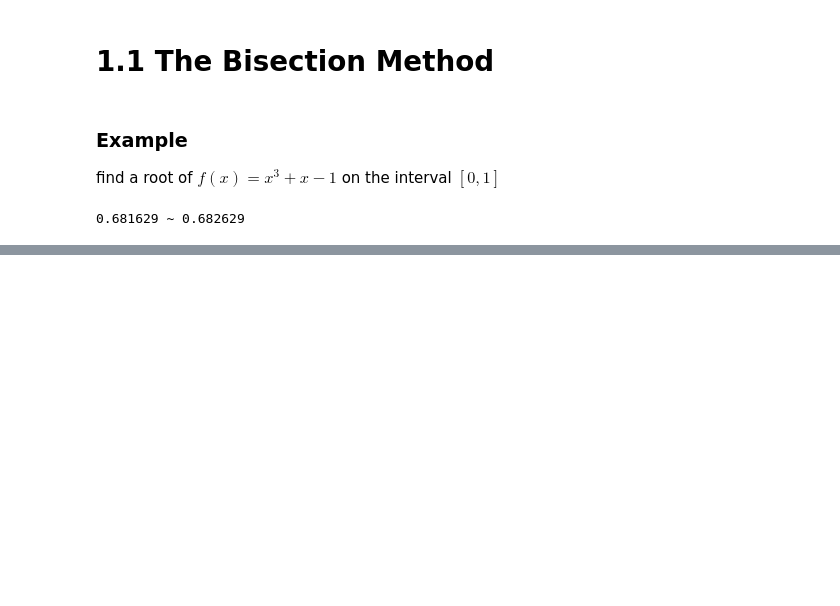
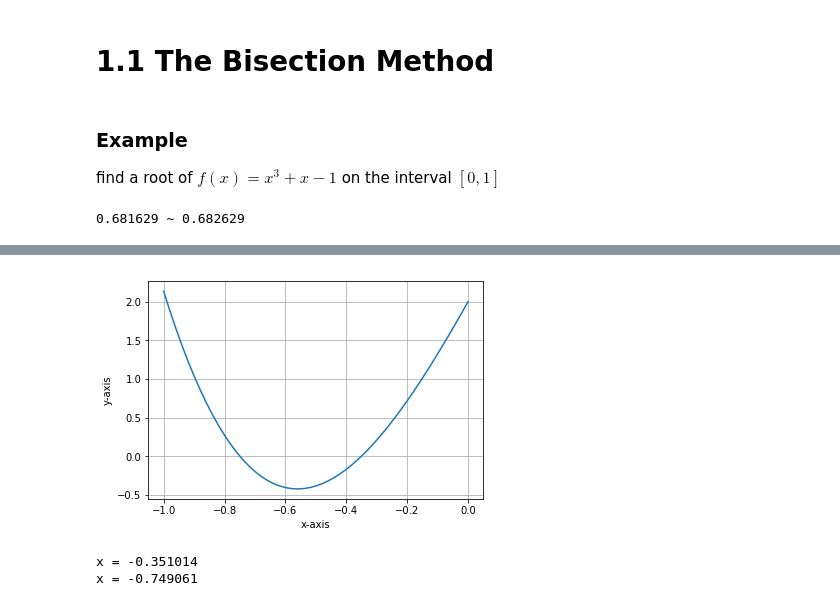
Before and after one commit to Jim00000/Numerical-Analysis, a Jupyter notebook: 1_Solving_Equations.ipynb, the cells around one changed output, grey strips where cells are left out. Saved outputs shown, nothing was run; the diff lists cells and outputs as text; code cells hidden in the pictures; blank space fills up the shorter version.

```diff
--- a/1_Solving_Equations.ipynb
+++ b/1_Solving_Equations.ipynb
@@ -66,0 +153,19 @@ print('%f ~ %f' %(xc - tolerance, xc + tolerance))
+# %%
+fc = lambda x : 1 + 5 * x - 6 * math.pow(x,3) + math.exp(2 * x)
+xs = np.linspace(-1,0,51)
+ys = generate_points(fc,xs)
+
+plt.plot(xs,ys)
+plt.xlabel('x-axis')
+plt.ylabel('y-axis')
+plt.grid(True)
+plt.show()
+
+fc_xc = bisect(fc,-0.5,0.5,1e-7)
+print('x =',round(fc_xc,6))
+fc_xc = bisect(fc,-1.5,-0.5,1e-7)
+print('x =',round(fc_xc,6))
+# %% [output]
+[figure, added]
+x = -0.351014
+x = -0.749061
```
Also changed, not shown: parts of 15 cells of this notebook.
